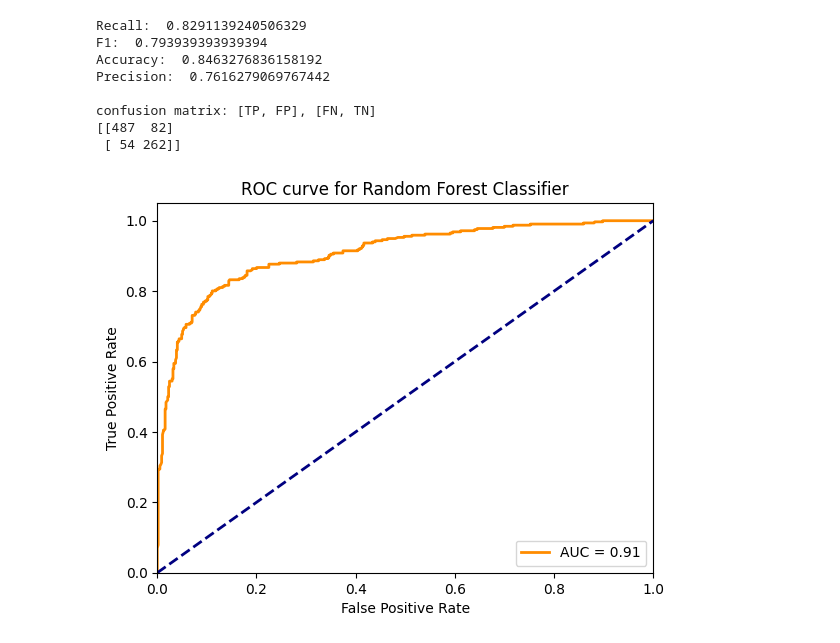
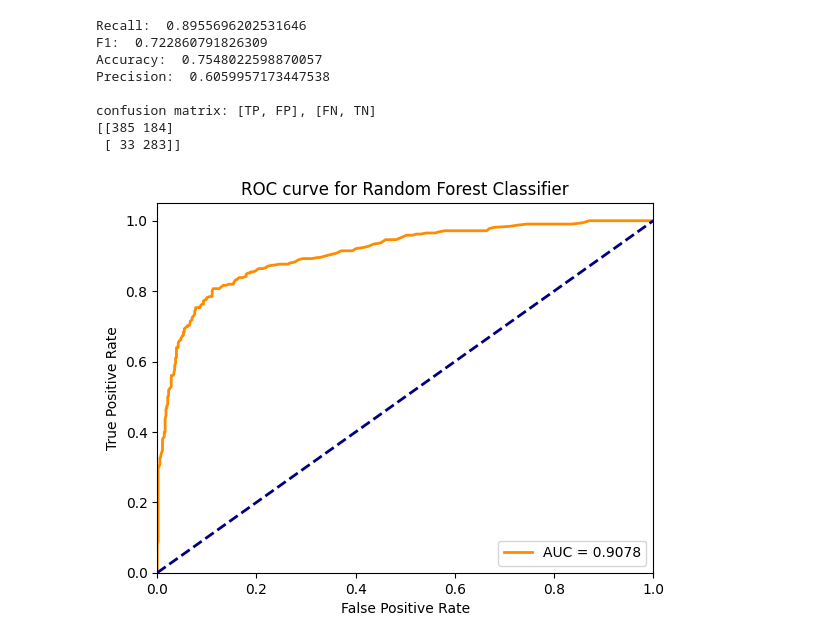
Before and after one commit to jnqian99/academic-performance, a Jupyter notebook: notebooks/6_classification/rf_classify.ipynb, the cells around one changed output. Saved outputs shown, nothing was run; the diff lists cells and outputs as text; code cells hidden in the pictures.

```diff
--- a/notebooks/6_classification/rf_classify.ipynb
+++ b/notebooks/6_classification/rf_classify.ipynb
@@ -33,13 +33,13 @@ X_train, X_test, y_train, y_test = train_test_split(X, y, test_size=0.2, random_
 
 param_grid = {
     'n_estimators': [100, 200, 300, 400, 500],
-    'max_depth': [10, 20, 30, 40, 50],
+    'max_depth': [20, 30, 40, 50, 60, 70, 80],
     'criterion': ['gini', 'entropy']
 }
 
 rf = RandomForestClassifier(class_weight="balanced", random_state=42)
 
-grid_search = GridSearchCV(estimator=rf, param_grid=param_grid, n_jobs=-1, verbose=2)
+grid_search = GridSearchCV(estimator=rf, param_grid=param_grid, scoring='roc_auc', n_jobs=-1, verbose=2)
 grid_search.fit(X_train, y_train)
 
 print(grid_search.best_params_)
@@ -63,6 +105,6 @@ accuracy mean: 0.8753885181095054 accuracy std: 0.010752625645933832
 # %%
 # classfication with random forest
-rf = RandomForestClassifier(n_estimators=300, max_depth=30, criterion='entropy', class_weight="balanced", random_state=42)
+rf = RandomForestClassifier(n_estimators=300, max_depth=50, criterion='entropy', class_weight="balanced", random_state=42)
 
 # train random forest
 rf.fit(X_train, y_train)
@@ -71,7 +113,7 @@ rf.fit(X_train, y_train)
 y_prob = rf.predict_proba(X_test)[:, 1]  # Probabilities for class 1 (dropout)
 
 # Adjust the decision threshold
-threshold = 0.3  # Set your desired threshold here
+threshold = 0.16
 y_pred = (y_prob >= threshold).astype(int)
 
 # evaluate accuracy, precision, recall, f1-score
@@ -81,8 +123,8 @@ recall = recall_score(y_test, y_pred)
 f1 = f1_score(y_test, y_pred)
 
 print('Recall: ', recall)
+print('Accuracy: ', accuracy)
 print('F1: ', f1)
-print('Accuracy: ', accuracy)
 print('Precision: ', precision)
 
 # confusion matrix
@@ -90,31 +132,31 @@ print("")
 print("confusion matrix: [TP, FP], [FN, TN]")
 print(confusion_matrix(y_test, y_pred))
 # %% [output]
-Recall:  0.8291139240506329
-F1:  0.793939393939394
-Accuracy:  0.8463276836158192
-Precision:  0.7616279069767442
+Recall:  0.8955696202531646
+F1:  0.722860791826309
+Accuracy:  0.7548022598870057
+Precision:  0.6059957173447538
 
 confusion matrix: [TP, FP], [FN, TN]
-[[487  82]
- [ 54 262]]
+[[385 184]
+ [ 33 283]]
 # %%
 # build a ROC curve with different settings of decision tree
 # then plot the ROC curve: false positive rate vs true positive rate
 y_pred_prob = rf.predict_proba(X_test)
 
 fpr, tpr, thresholds = roc_curve(y_test, y_pred_prob[:, 1])
 roc_auc = auc(fpr, tpr)
 
 plt.figure()
-plt.plot(fpr, tpr, color='darkorange', lw=2, label='AUC = %0.2f' % roc_auc)
+plt.plot(fpr, tpr, color='darkorange', lw=2, label='AUC = %0.4f' % roc_auc)
 plt.plot([0, 1], [0, 1], color='navy', lw=2, linestyle='--')
 plt.xlim([0.0, 1.0])
 plt.ylim([0.0, 1.05])
 plt.xlabel('False Positive Rate')
 plt.ylabel('True Positive Rate')
 plt.title('ROC curve for Random Forest Classifier')
 plt.legend(loc='lower right')
 plt.show()
 # %% [output]
-[figure, old version]
+[figure, new version]
```
Also changed, not shown: parts of 3 cells of this notebook, 1 other file.
